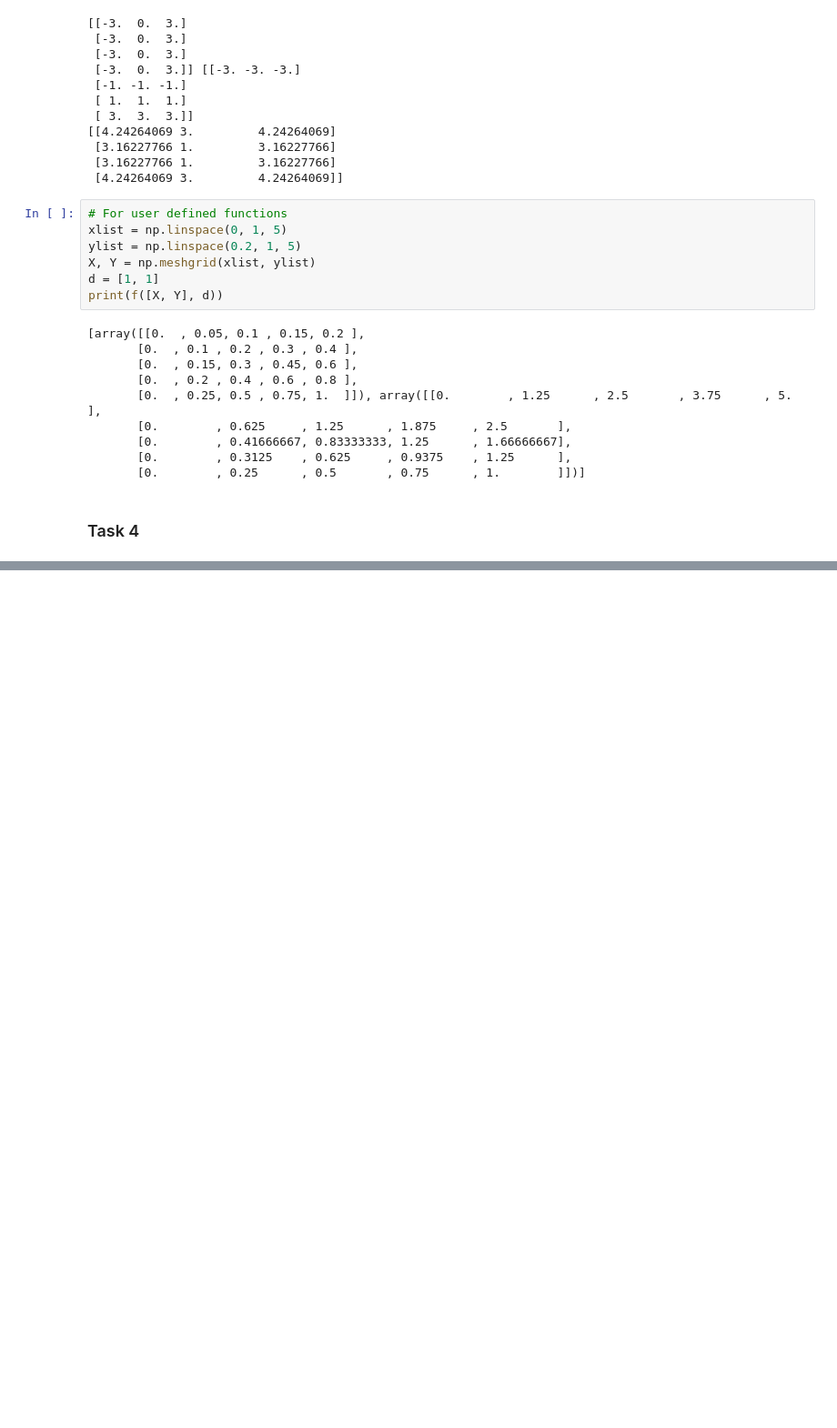
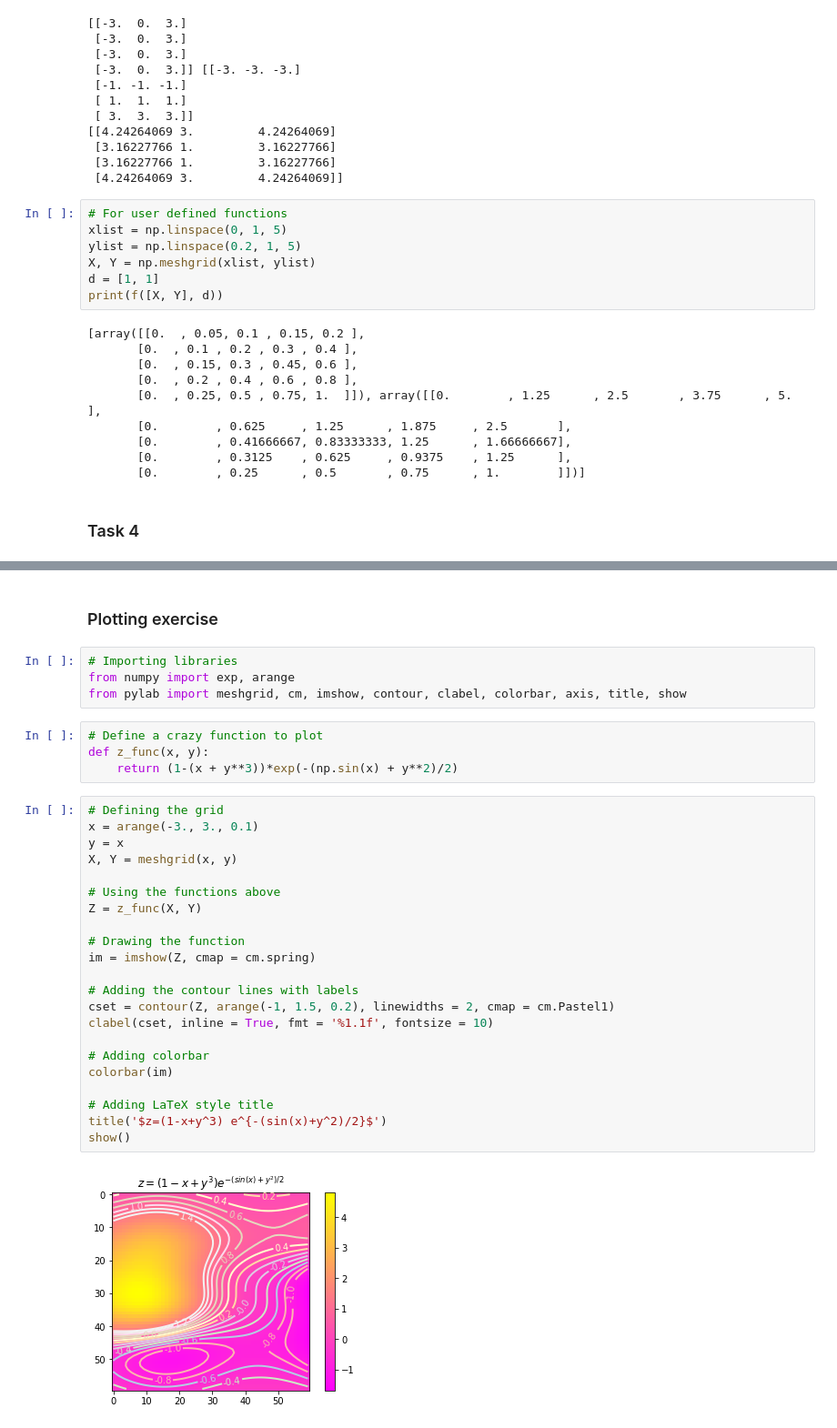
Before and after one commit to sarathiringer/DeepLearningAICourseFall2020, a Jupyter notebook: Lab 1.ipynb, the cells around one changed output, grey strips where cells are left out. Shown at 91% size. Cells and saved outputs as stored; diff of their text form; blank space fills up the shorter version.

```diff
--- a/Lab 1.ipynb
+++ b/Lab 1.ipynb
@@ -120,0 +198,34 @@ print(f([X, Y], d))
+# %% [markdown]
+### Plotting exercise
+# %%
+# Importing libraries
+from numpy import exp, arange
+from pylab import meshgrid, cm, imshow, contour, clabel, colorbar, axis, title, show
+# %%
+# Define a crazy function to plot
+def z_func(x, y):
+    return (1-(x + y**3))*exp(-(np.sin(x) + y**2)/2)
+# %%
+# Defining the grid
+x = arange(-3., 3., 0.1)
+y = x
+X, Y = meshgrid(x, y)
+
+# Using the functions above
+Z = z_func(X, Y)
+
+# Drawing the function
+im = imshow(Z, cmap = cm.spring)
+
+# Adding the contour lines with labels
+cset = contour(Z, arange(-1, 1.5, 0.2), linewidths = 2, cmap = cm.Pastel1)
+clabel(cset, inline = True, fmt = '%1.1f', fontsize = 10)
+
+# Adding colorbar
+colorbar(im)
+
+# Adding LaTeX style title
+title('$z=(1-x+y^3) e^{-(sin(x)+y^2)/2}$')
+show()
+# %% [output]
+[figure, added]
```
Also changed, not shown: parts of 72 cells of this notebook, 2 other files.
